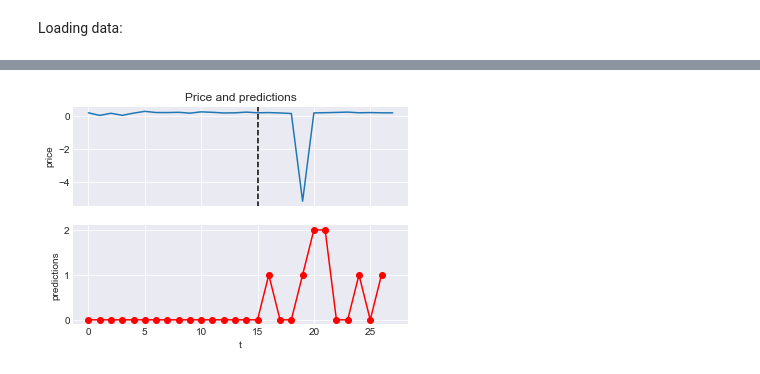
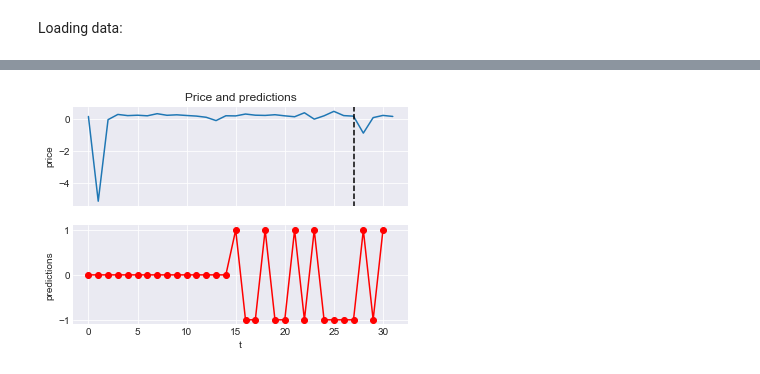
Before and after one commit to felix-ha/cfds_project, a Jupyter notebook: DeepRL_playing_idealized_trading_games.ipynb, the cells around one changed output, grey strips where cells are left out. Cells and saved outputs as stored; diff of their text form; code cells hidden in the pictures.

```diff
--- a/DeepRL_playing_idealized_trading_games.ipynb
+++ b/DeepRL_playing_idealized_trading_games.ipynb
@@ -549,7 +559,7 @@ As we only have limited amout of data, i define the parameter `n_games` as the n
 class Environment():
 
 
-    def __init__(self, n_epochs, window_size_observation, size_time_series):
+    def __init__(self, n_epochs, window_size_observation, size_time_series, database):
         self.name = 'gao'
         self.n_epochs = n_epochs
         self.window_size_observation = window_size_observation
@@ -558,6 +568,7 @@ class Environment():
         self.t_current = 0
         self.empty = True
         self.open_cost = 0
+        self.database = database
 
         self.list_of_games = self.get_list_of_games()
         self.n_games = len(self.list_of_games)
@@ -576,8 +587,8 @@ class Environment():
         list_of_games = []
 
         for i in range(self.n_epochs):
-            for country in database_training_sv_standard.keys():
-                list_of_games.append(database_training_sv_standard[country])
+            for country in self.database.keys():
+                list_of_games.append(self.database[country])
 
         return list_of_games
 
@@ -652,6 +663,10 @@ class Environment():
         else:
             return [0, 2]	# close, keep
 
+    def set_list_of_games(self, df):
+        self.list_of_games = [df]
+        self.n_games = 1
+
 
     def render(self):
         pass
@@ -659,15 +674,15 @@ class Environment():
 N, p = database_training_sv_standard['Germany'].shape
 
 
-n_epochs = 50
+n_epochs = 150
 window_size_observation = 15
 size_time_series = N
 
 
 agent = Agent(gamma=0.8, epsilon=1, batch_size=64, n_actions=3, eps_end=0.01,
-              input_dims=[window_size_observation * p], lr=0.001, eps_dec=1e-4)
+              input_dims=[window_size_observation * p], lr=0.001, eps_dec=2e-5)
 
-env = Environment(n_epochs, window_size_observation, size_time_series)
+env = Environment(n_epochs, window_size_observation, size_time_series, database_training_sv_standard)
 n_games = env.n_games
 
 n_countries = len(database_training_sv_standard.keys())
@@ -730,14 +747,25 @@ episode  49.0 score 5.37 average score 2.75 epsilon 0.01
 # %%
-# =============================================================================
-#     # Evaluation
-# =============================================================================
-n_games = 1
-env = Environment(n_games, window_size_observation, size_time_series)
+country = 'Germany'
+
+df_to_predict = database_training_sv_standard[country].append(database_validation_sv_standard[country])
+df_to_predict = df_to_predict.reset_index()
+del df_to_predict['index']
+n_forecast_validation = 4
+
+N, p = df_to_predict.shape
+size_time_series = N
+
+env = Environment(n_epochs, window_size_observation, size_time_series, database_training_sv_standard)
+
+env.set_list_of_games(df_to_predict)
+
+
+
 agent.epsilon = 0
 
 actions, empty_status, rewards = [], [], []
 
-for i in range(n_games):
+for i in range(1):
     score = 0
     done = False
 
@@ -767,34 +795,33 @@ for i in range(n_games):
 
     df = env.get_current_df()
     predictions = [get_prediction(action, empty_status) for action, empty in zip(actions, empty_status)]
 
     predictions = [0 for i in range(window_size_observation)] + predictions
     rewards = [0 for i in range(window_size_observation)] + rewards
     actions = [0 for i in range(window_size_observation)] + actions
 
 
 
 
 
 fig, (ax, ax2) = plt.subplots(2, 1, sharex=True)
 
 
 ax.plot(df.iloc[:,0], label='price')
-ax.axvline(x=window_size_observation, ymin=-100, ymax=500, color='black',linestyle='--', alpha=1)
+ax.axvline(x= len(df) - n_forecast_validation - 1, ymin=-100, ymax=500, color='black',linestyle='--', alpha=1)
 ax.grid()
 ax.set_ylabel('price')
 ax.set_title("Price and predictions")
 
 
 
-ax2.plot(actions, 'ro-')
+ax2.plot(predictions, 'ro-')
 ax2.set_xlabel('t')
 ax2.set_ylabel('predictions')
 
 
 
 plt.grid()
-
 plt.show()
 # %% [output]
-[figure, old version]
+[figure, new version]
```
Also changed, not shown: parts of 13 cells of this notebook, 1 other file.
